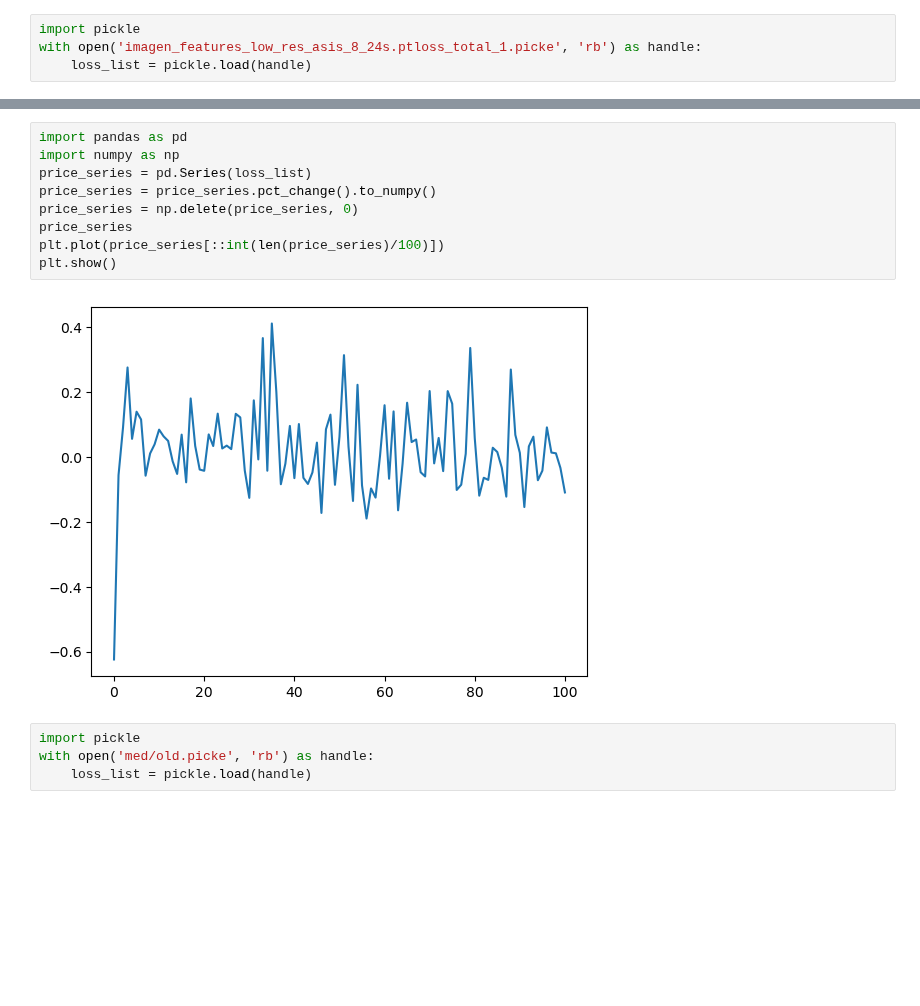
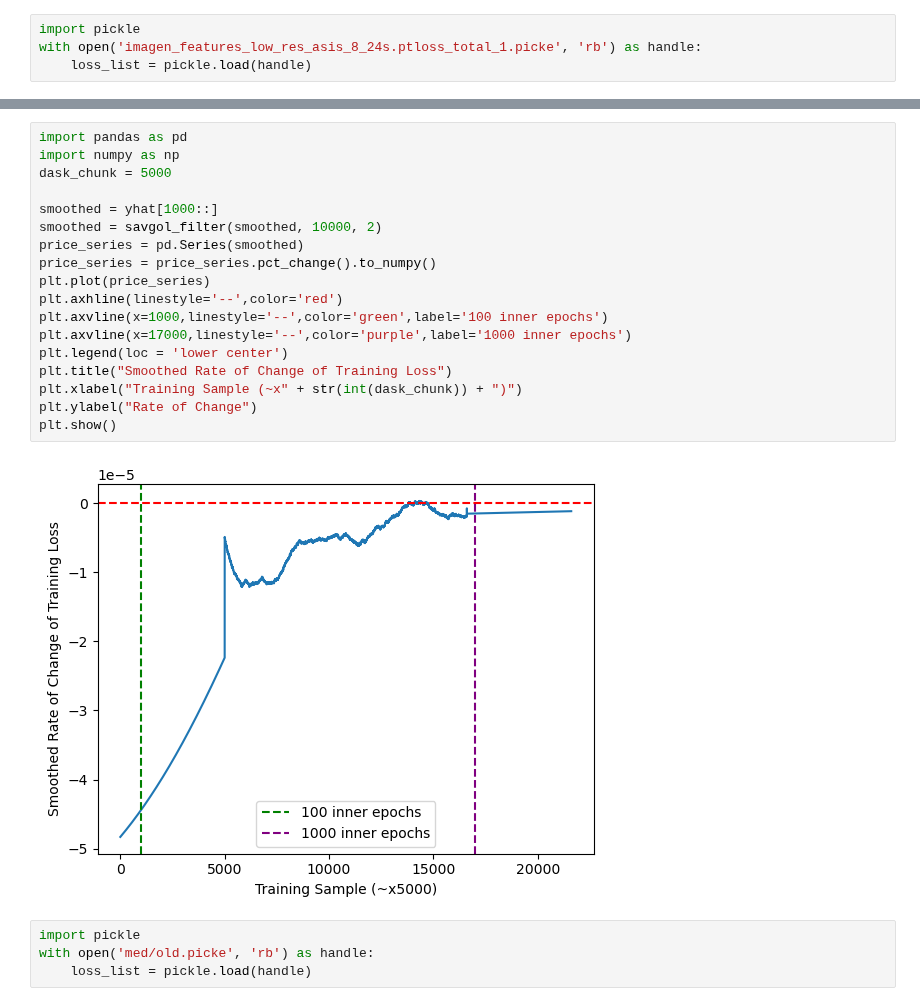
Before and after one commit to AhmedGamal411/DiffusionSpeech2Face, a Jupyter notebook: test copy.ipynb, the cells around one changed output, grey strips where cells are left out. Cells and saved outputs as stored; diff of their text form; blank space fills up the shorter version.

```diff
--- a/test copy.ipynb
+++ b/test copy.ipynb
@@ -34,14 +41,23 @@ AttributeError: 'list' object has no attribute 'reshape'
-# %%
-import pandas as pd
-import numpy as np
-price_series = pd.Series(loss_list)
-price_series = price_series.pct_change().to_numpy()
-price_series = np.delete(price_series, 0)
-price_series
-plt.plot(price_series[::int(len(price_series)/100)])
-plt.show()
-# %% [output]
-[figure, removed]
+# %%
+import pandas as pd
+import numpy as np
+dask_chunk = 5000
+
+smoothed = yhat[1000::]
+smoothed = savgol_filter(smoothed, 10000, 2)
+price_series = pd.Series(smoothed)
+price_series = price_series.pct_change().to_numpy()
+plt.plot(price_series)
+plt.axhline(linestyle='--',color='red')
+plt.axvline(x=1000,linestyle='--',color='green',label='100 inner epochs')
+plt.axvline(x=17000,linestyle='--',color='purple',label='1000 inner epochs')
+plt.legend(loc = 'lower center')
+plt.title("Smoothed Rate of Change of Training Loss")
+plt.xlabel("Training Sample (~x" + str(int(dask_chunk)) + ")")
+plt.ylabel("Rate of Change")
+plt.show()
+# %% [output]
+[figure, added]
 # %%
 import pickle
 with open('med/old.picke', 'rb') as handle:
```
Also changed, not shown: parts of 2 cells of this notebook, 4 other files.
